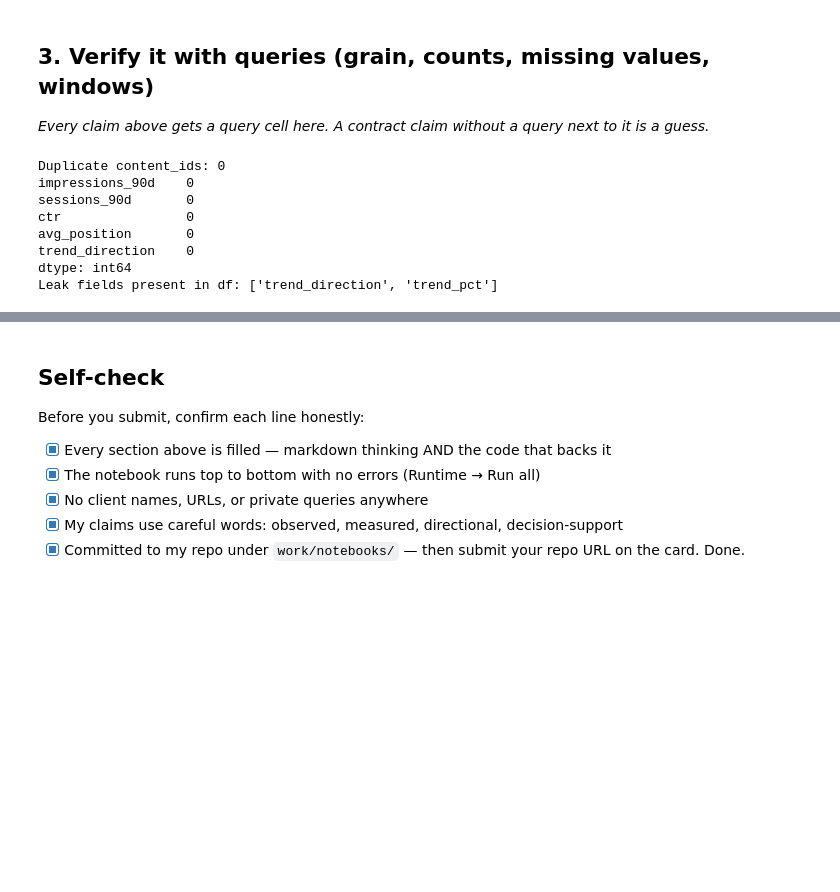
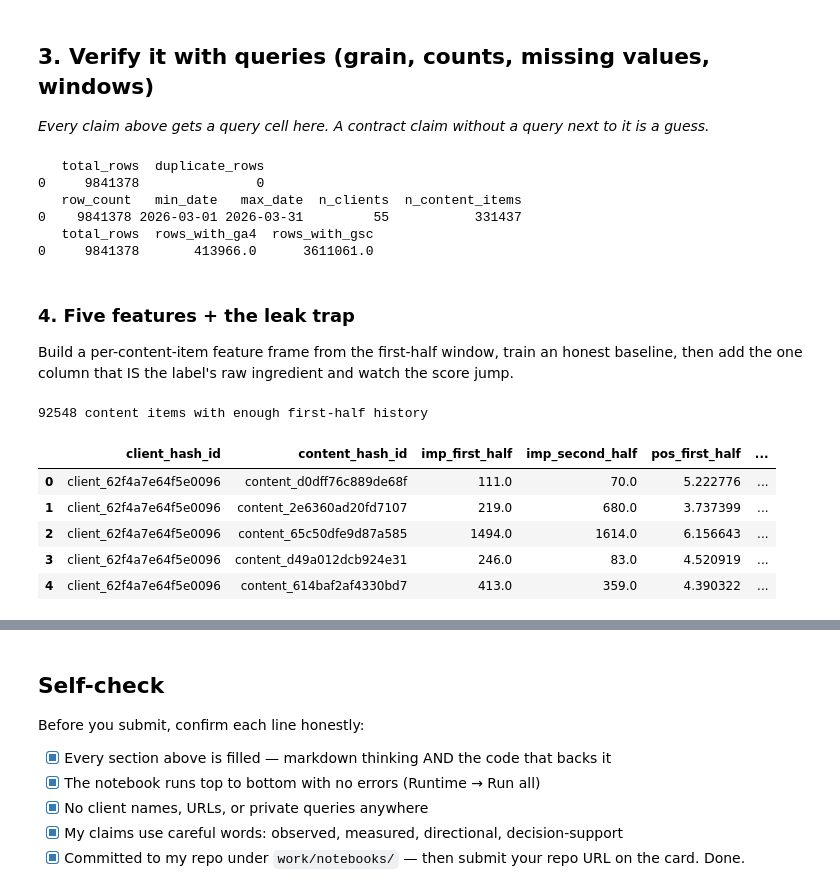
Before and after one commit to yasmeenmh90-beep/flyrank-ml-internship-starter, a Jupyter notebook: work/notebooks/w03_data_contract.ipynb, the cells around one changed output, grey strips where cells are left out. Saved outputs shown, nothing was run; the diff lists cells and outputs as text; code cells hidden in the pictures; blank space fills up the shorter version.

```diff
--- a/work/notebooks/w03_data_contract.ipynb
+++ b/work/notebooks/w03_data_contract.ipynb
@@ -61,21 +111,62 @@ Excluded, with why: trend_direction and trend_pct must be excluded as features
 # Write your text answer in the cell ABOVE this one — typing sentences here breaks Run All.
 
 # Grain check: no duplicate content_ids
-print("Duplicate content_ids:", df["content_id"].duplicated().sum())
+# Query 1: grain — no duplicate (day, client, content) rows
+grain = con.sql(f"""
+    SELECT COUNT(*) AS total_rows,
+           COUNT(*) - COUNT(DISTINCT report_date || client_hash_id || content_hash_id) AS duplicate_rows
+    FROM {fact_month}
+""").df()
+print(grain)
 
-# Missing values on key fields
-key_fields = ["impressions_90d", "sessions_90d", "ctr", "avg_position", "trend_direction"]
-print(df[key_fields].isna().sum())
+# Query 2: row count + date span
+span = con.sql(f"""
+    SELECT COUNT(*) AS row_count, MIN(report_date) AS min_date, MAX(report_date) AS max_date,
+           COUNT(DISTINCT client_hash_id) AS n_clients,
+           COUNT(DISTINCT content_hash_id) AS n_content_items
+    FROM {fact_month}
+""").df()
+print(span)
 
-# Confirm label source isn't accidentally in the feature set
-leak_check = ["trend_direction", "trend_pct"]
-print("Leak fields present in df:", [c for c in leak_check if c in df.columns])
+# Query 3: availability, filtered with IS TRUE
+avail = con.sql(f"""
+    SELECT COUNT(*) AS total_rows,
+           SUM(CASE WHEN ga4_data_available IS TRUE THEN 1 ELSE 0 END) AS rows_with_ga4,
+           SUM(CASE WHEN gsc_data_available IS TRUE THEN 1 ELSE 0 END) AS rows_with_gsc
+    FROM {fact_month}
+""").df()
+print(avail)
 # %% [output]
-Duplicate content_ids: 0
-impressions_90d    0
-sessions_90d       0
-ctr                0
-avg_position       0
-trend_direction    0
-dtype: int64
-Leak fields present in df: ['trend_direction', 'trend_pct']
+   total_rows  duplicate_rows
+0     9841378               0
+   row_count   min_date   max_date  n_clients  n_content_items
+0    9841378 2026-03-01 2026-03-31         55           331437
+   total_rows  rows_with_ga4  rows_with_gsc
+0     9841378       413966.0      3611061.0
+# %% [markdown]
+### 4. Five features + the leak trap
+
+Build a per-content-item feature frame from the first-half window, train an honest baseline, then add the one column that IS the label's raw ingredient and watch the score jump.
+# %%
+feats = con.sql(f"""
+    SELECT client_hash_id, content_hash_id,
+           SUM(CASE WHEN report_date <= DATE '2026-03-15' THEN gsc_impressions ELSE 0 END) AS imp_first_half,
+           SUM(CASE WHEN report_date >  DATE '2026-03-15' THEN gsc_impressions ELSE 0 END) AS imp_second_half,
+           AVG(CASE WHEN report_date <= DATE '2026-03-15' THEN gsc_avg_position END)       AS pos_first_half,
+           SUM(CASE WHEN report_date <= DATE '2026-03-15' THEN sessions_organic ELSE 0 END) AS organic_sessions_first_half,
+           SUM(CASE WHEN report_date <= DATE '2026-03-15' THEN sessions_ai ELSE 0 END)      AS ai_sessions_first_half,
+           SUM(CASE WHEN report_date <= DATE '2026-03-15' THEN scroll_events ELSE 0 END)    AS scroll_events_first_half
+    FROM {fact_month}
+    GROUP BY 1, 2
+    HAVING imp_first_half >= 50
+""").df()
+print(len(feats), "content items with enough first-half history")
+feats.head()
+# %% [output]
+92548 content items with enough first-half history
+|  | client_hash_id | content_hash_id | imp_first_half | imp_second_half | pos_first_half | ... |
+| 0 | client_62f4a7e64f5e0096 | content_d0dff76c889de68f | 111.0 | 70.0 | 5.222776 | ... |
+| 1 | client_62f4a7e64f5e0096 | content_2e6360ad20fd7107 | 219.0 | 680.0 | 3.737399 | ... |
+| 2 | client_62f4a7e64f5e0096 | content_65c50dfe9d87a585 | 1494.0 | 1614.0 | 6.156643 | ... |
+| 3 | client_62f4a7e64f5e0096 | content_d49a012dcb924e31 | 246.0 | 83.0 | 4.520919 | ... |
+| 4 | client_62f4a7e64f5e0096 | content_614baf2af4330bd7 | 413.0 | 359.0 | 4.390322 | ... |
```
Also changed, not shown: parts of 13 cells of this notebook.
